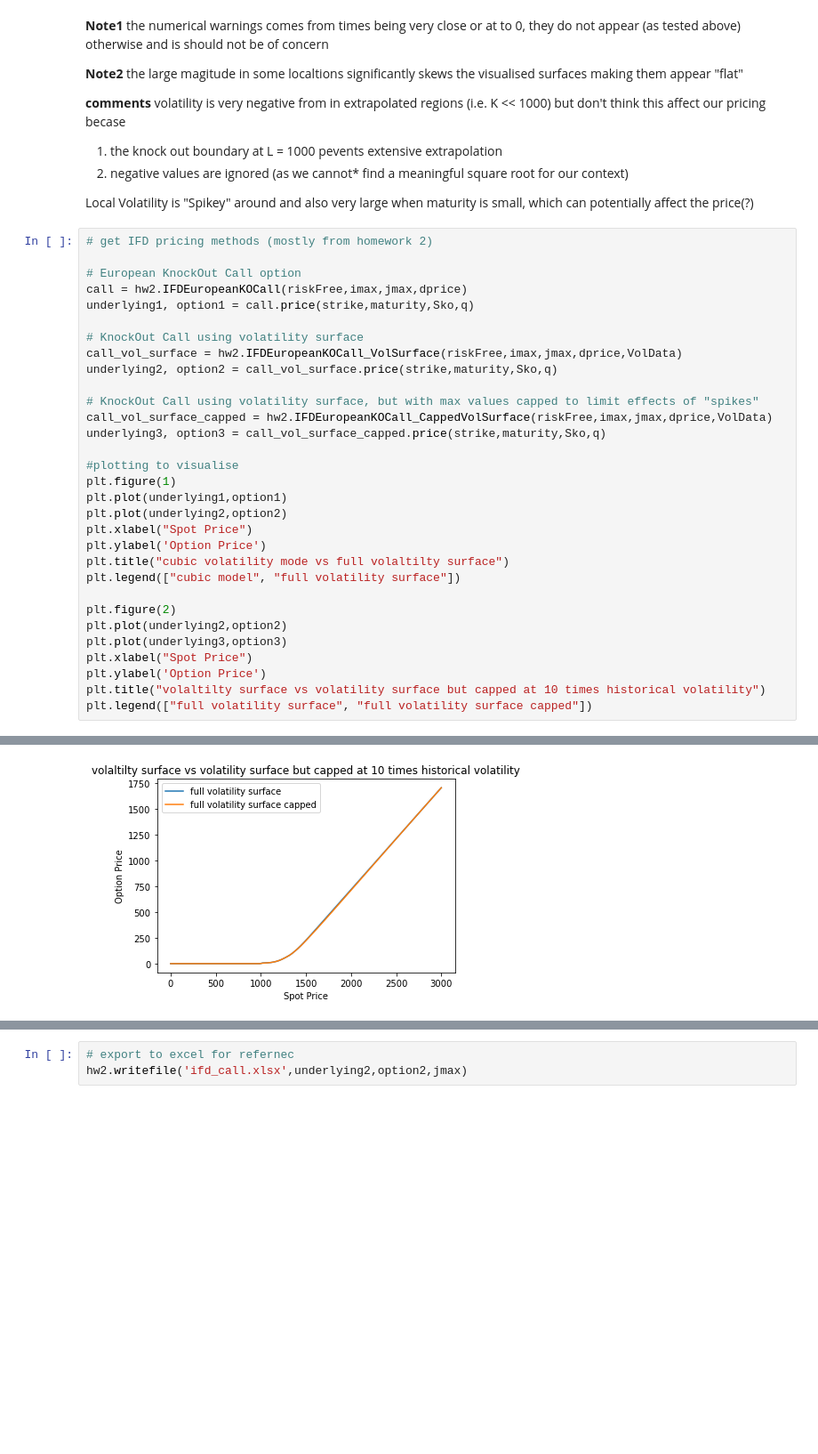
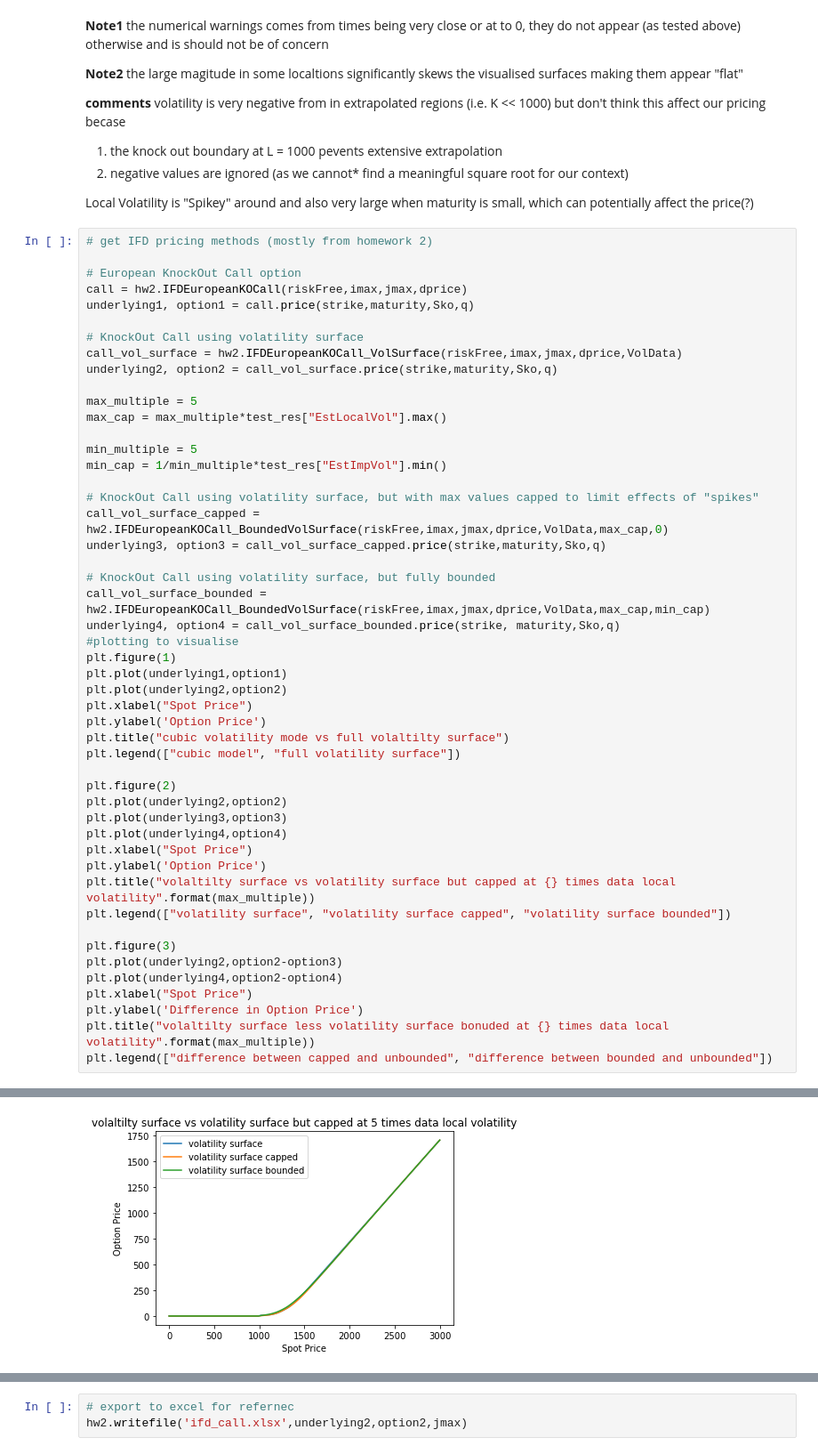
Before and after one commit to Toby3220/FC, a Jupyter notebook: HW4/FCHW4_Main_LAM.ipynb, the cells around one changed output, grey strips where cells are left out. Shown: that part at 89% size. Drawn from its saved outputs; the diff is of its cells as text; blank space fills up the shorter version.

```diff
--- a/HW4/FCHW4_Main_LAM.ipynb
+++ b/HW4/FCHW4_Main_LAM.ipynb
@@ -218,34 +218,52 @@ Local Volatility is "Spikey" around and also very large when maturity is small,
 # get IFD pricing methods (mostly from homework 2)
 
 # European KnockOut Call option
 call = hw2.IFDEuropeanKOCall(riskFree,imax,jmax,dprice)
 underlying1, option1 = call.price(strike,maturity,Sko,q)
 
 # KnockOut Call using volatility surface
 call_vol_surface = hw2.IFDEuropeanKOCall_VolSurface(riskFree,imax,jmax,dprice,VolData)
 underlying2, option2 = call_vol_surface.price(strike,maturity,Sko,q)
 
+max_multiple = 5
+max_cap = max_multiple*test_res["EstLocalVol"].max()
+
+min_multiple = 5
+min_cap = 1/min_multiple*test_res["EstImpVol"].min()
+
 # KnockOut Call using volatility surface, but with max values capped to limit effects of "spikes"
-call_vol_surface_capped = hw2.IFDEuropeanKOCall_CappedVolSurface(riskFree,imax,jmax,dprice,VolData)
+call_vol_surface_capped = hw2.IFDEuropeanKOCall_BoundedVolSurface(riskFree,imax,jmax,dprice,VolData,max_cap,0)
 underlying3, option3 = call_vol_surface_capped.price(strike,maturity,Sko,q)
 
+# KnockOut Call using volatility surface, but fully bounded
+call_vol_surface_bounded = hw2.IFDEuropeanKOCall_BoundedVolSurface(riskFree,imax,jmax,dprice,VolData,max_cap,min_cap)
+underlying4, option4 = call_vol_surface_bounded.price(strike, maturity,Sko,q)
 #plotting to visualise
 plt.figure(1)
 plt.plot(underlying1,option1)
 plt.plot(underlying2,option2)
 plt.xlabel("Spot Price")
 plt.ylabel('Option Price')
 plt.title("cubic volatility mode vs full volaltilty surface")
 plt.legend(["cubic model", "full volatility surface"])
 
 plt.figure(2)
 plt.plot(underlying2,option2)
 plt.plot(underlying3,option3)
+plt.plot(underlying4,option4)
 plt.xlabel("Spot Price")
 plt.ylabel('Option Price')
-plt.title("volaltilty surface vs volatility surface but capped at 10 times historical volatility")
-plt.legend(["full volatility surface", "full volatility surface capped"])
+plt.title("volaltilty surface vs volatility surface but capped at {} times data local volatility".format(max_multiple))
+plt.legend(["volatility surface", "volatility surface capped", "volatility surface bounded"])
+
+plt.figure(3)
+plt.plot(underlying2,option2-option3)
+plt.plot(underlying4,option2-option4)
+plt.xlabel("Spot Price")
+plt.ylabel('Difference in Option Price')
+plt.title("volaltilty surface less volatility surface bonuded at {} times data local volatility".format(max_multiple))
+plt.legend(["difference between capped and unbounded", "difference between bounded and unbounded"])
 # %% [output]
 <matplotlib.legend.Legend at 0x...>
 [figure]
-[figure, old version]
+[figure, new version]
```
Also changed, not shown: parts of 5 cells of this notebook, 2 other files.
